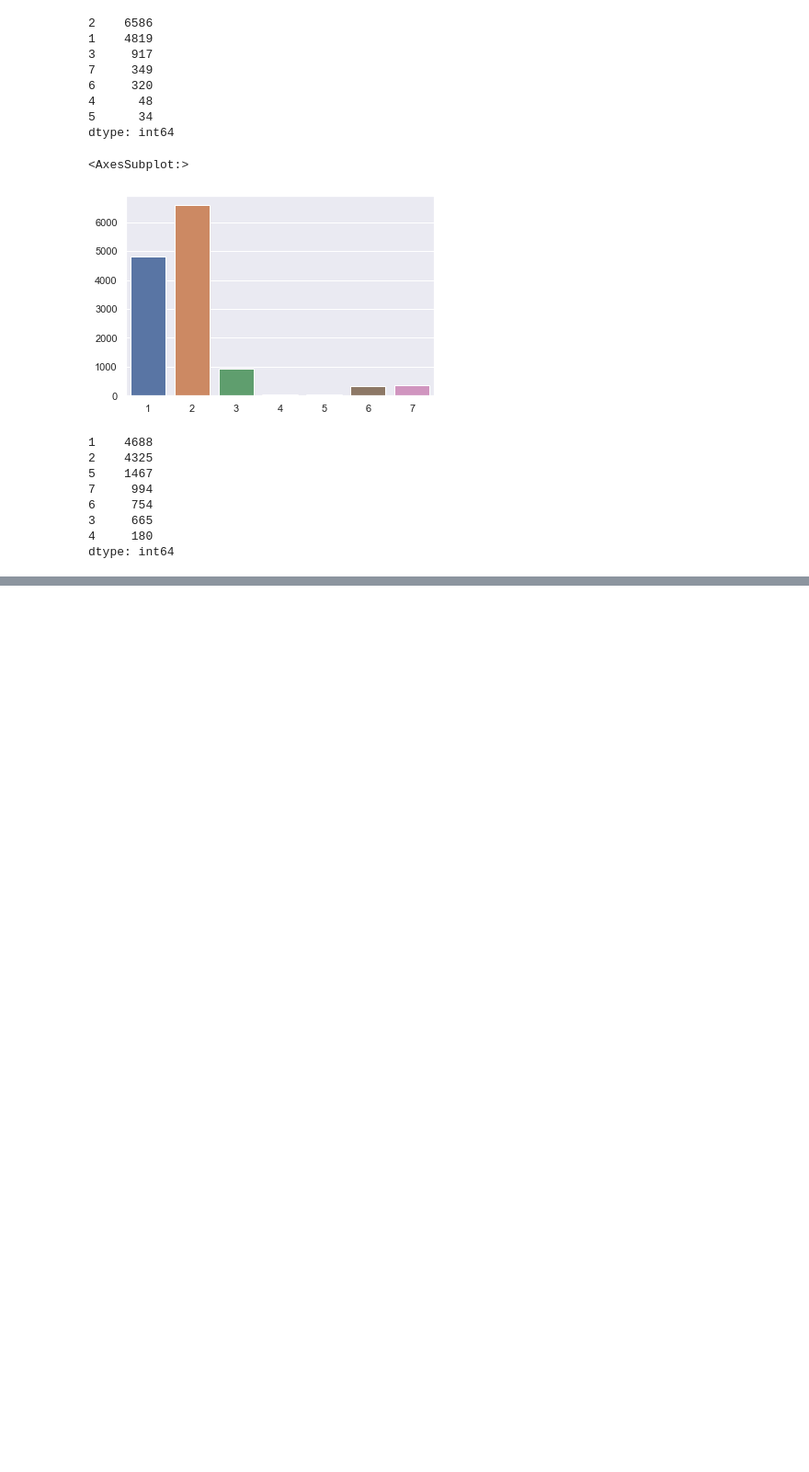
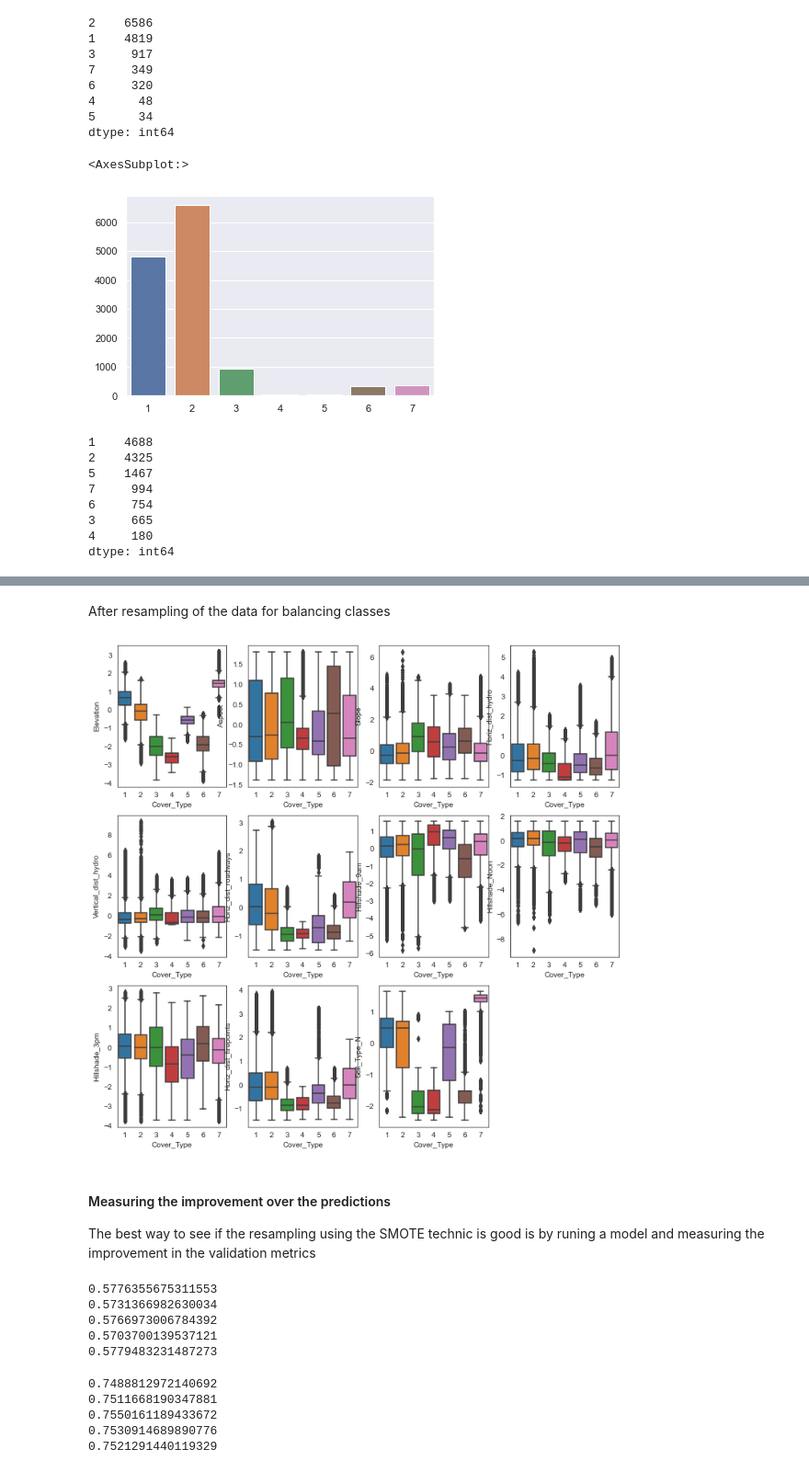
Before and after one commit to andresvBSE/BSE-CML-P2, a Jupyter notebook: Extended_P2_CML_AFVC.ipynb, the cells around one changed output, grey strips where cells are left out. Shown at 92% size. Cells and saved outputs as stored; diff of their text form; code cells hidden in the pictures; blank space fills up the shorter version.

Commit message:
New models added

```diff
--- a/Extended_P2_CML_AFVC.ipynb
+++ b/Extended_P2_CML_AFVC.ipynb
@@ -679,0 +676,5 @@ dtype: int64
+# %%
+smote = SMOTE(random_state=123, n_jobs = -1)
+
+# fit predictor and target variable
+X_train_3_rs, y_train_m_rs = smote.fit_resample(X_train_3, y_train_m)
@@ -679,0 +698,4 @@ dtype: int64
+# %%
+# New data frame with the resampled data
+df4 = X_train_3_rs.copy()
+df4['Cover_Type'] = y_train_m_rs
@@ -679,0 +717,10 @@ dtype: int64
+# %% [markdown]
+After resampling of the data for balancing classes
+# %%
+cp.target_features_plot(df4, 'Cover_Type', numeric_features, 'boxplot')
+# %% [output]
+[figure, added]
+# %% [markdown]
+#### Measuring the improvement over the predictions
+
+The best way to see if the resampling using the SMOTE technic is good is by runing a model and measuring the improvement in the validation metrics
@@ -679,0 +735,46 @@ dtype: int64
+# %%
+kf = KFold(n_splits=5, shuffle=True, random_state=123)
+accuracy_scores = []
+
+for tr_ind, val_ind in kf.split(X_train_3_rs):
+    # Creation of the training and validations data sets with X and y
+    X_tr, X_val = X_train_3_rs.iloc[tr_ind], X_train_3_rs.iloc[val_ind]
+    y_tr, y_val = y_train_m_rs.iloc[tr_ind], y_train_m_rs.iloc[val_ind]
+
+    # Model
+    lr_test_rs.fit(X_tr, y_tr) # Fit the model
+    y_val_p_hat = lr_test_rs.predict_proba(X_val) # Make predictions
+    y_val_p_hat_rw = reweight_proba_multy(y_val_p_hat, q, r)# Reweight probabilities
+    y_val_hat_rw = prob_to_value(y_val_p_hat_rw, [1,2,3,4,5,6,7])# Create class values from reweighted probabilities
+    accu_score = accuracy_score(y_val, y_val_hat_rw)
+    print(accu_score)
+    accuracy_scores.append(accu_score) # Compute accuracy and save it in a list
+# %% [output]
+0.5776355675311553
+0.5731366982630034
+0.5766973006784392
+0.5703700139537121
+0.5779483231487273
+# %%
+kf = KFold(n_splits=5, shuffle=True, random_state=123)
+accuracy_scores = []
+
+for tr_ind, val_ind in kf.split(X_train_3_rs):
+    # Creation of the training and validations data sets with X and y
+    X_tr, X_val = X_train_3_rs.iloc[tr_ind], X_train_3_rs.iloc[val_ind]
+    y_tr, y_val = y_train_m_rs.iloc[tr_ind], y_train_m_rs.iloc[val_ind]
+
+    # Model
+    lr_test_rs.fit(X_tr, y_tr) # Fit the model
+    y_val_p_hat = lr_test_rs.predict(X_val) # Make predictions
+    #y_val_p_hat_rw = reweight_proba_multy(y_val_p_hat, q, r)# Reweight probabilities
+    #y_val_hat_rw = prob_to_value(y_val_p_hat_rw, [1,2,3,4,5,6,7])# Create class values from reweighted probabilities
+    accu_score = accuracy_score(y_val, y_val_p_hat)
+    print(accu_score)
+    accuracy_scores.append(accu_score) # Compute accuracy and save it in a list
+# %% [output]
+0.7488812972140692
+0.7511668190347881
+0.7550161189433672
+0.7530914689890776
+0.7521291440119329
```
Also changed, not shown: parts of 55 cells of this notebook, 1 other file.
